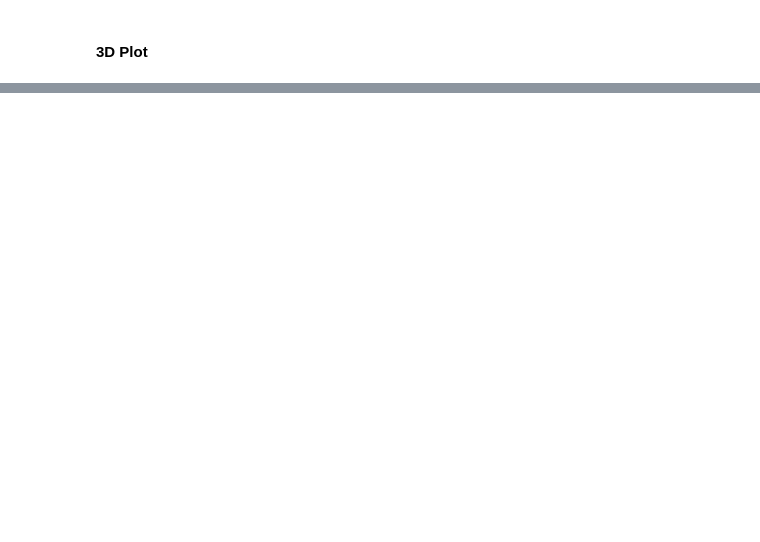
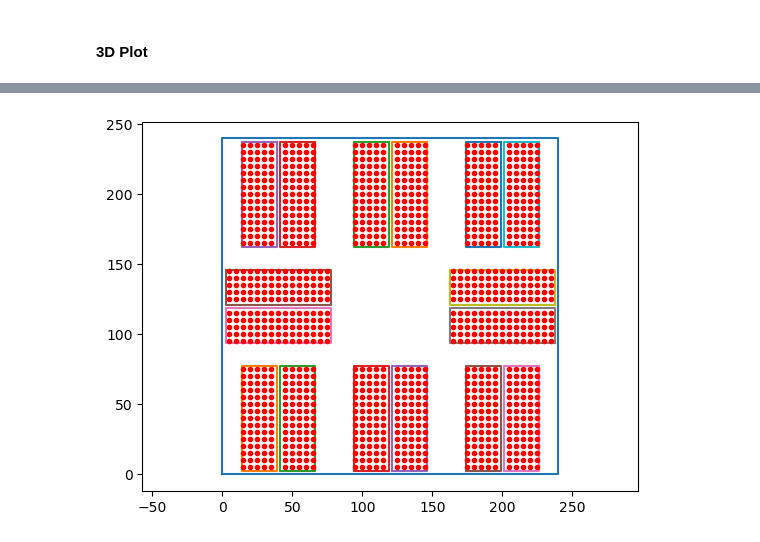
Before and after one commit to ryanlleung/TapeTargetry, a Jupyter notebook: tapeman.ipynb, the cells around one changed output, grey strips where cells are left out. Saved outputs shown, nothing was run; the diff lists cells and outputs as text; code cells hidden in the pictures; blank space fills up the shorter version.

Commit message:
Added slide object

```diff
--- a/tapeman.ipynb
+++ b/tapeman.ipynb
@@ -266,0 +300,94 @@ plt.show()
+# %%
+GPLATE_X = 240
+GPLATE_Y = 240
+
+SLIDE_LEN = 75
+SLIDE_WID = 25
+GAP = 1.25
+
+slide_centers = np.array([[GPLATE_X/6-SLIDE_WID/2-GAP, GPLATE_Y/6, 0],
+                            [GPLATE_X/6+SLIDE_WID/2+GAP, GPLATE_Y/6, 0],
+                            [3*GPLATE_X/6-SLIDE_WID/2-GAP, GPLATE_Y/6, 0],
+                            [3*GPLATE_X/6+SLIDE_WID/2+GAP, GPLATE_Y/6, 0],
+                            [5*GPLATE_X/6-SLIDE_WID/2-GAP, GPLATE_Y/6, 0],
+                            [5*GPLATE_X/6+SLIDE_WID/2+GAP, GPLATE_Y/6, 0],
+                            [5*GPLATE_X/6, 3*GPLATE_Y/6-SLIDE_WID/2-GAP, 90],
+                            [5*GPLATE_X/6, 3*GPLATE_Y/6+SLIDE_WID/2+GAP, 90],
+                            [5*GPLATE_X/6+SLIDE_WID/2+GAP, 5*GPLATE_Y/6, 180],
+                            [5*GPLATE_X/6-SLIDE_WID/2-GAP, 5*GPLATE_Y/6, 180],
+                            [3*GPLATE_X/6+SLIDE_WID/2+GAP, 5*GPLATE_Y/6, 180],
+                            [3*GPLATE_X/6-SLIDE_WID/2-GAP, 5*GPLATE_Y/6, 180],
+                            [GPLATE_X/6+SLIDE_WID/2+GAP, 5*GPLATE_Y/6, 180],
+                            [GPLATE_X/6-SLIDE_WID/2-GAP, 5*GPLATE_Y/6, 180],
+                            [GPLATE_X/6, 3*GPLATE_Y/6+SLIDE_WID/2+GAP, 270],
+                            [GPLATE_X/6, 3*GPLATE_Y/6-SLIDE_WID/2-GAP, 270]])
+
+class Slide:
+
+    def __init__(self, center, width, length, orientation):
+        self.center = center
+        self.length = length
+        self.width = width
+        self.orientation = orientation
+
+        # Calculate the corners of the slide
+        self.corners = np.array([[self.center[0]-self.width/2, self.center[1]-self.length/2],
+                                [self.center[0]+self.width/2, self.center[1]-self.length/2],
+                                [self.center[0]+self.width/2, self.center[1]+self.length/2],
+                                [self.center[0]-self.width/2, self.center[1]+self.length/2]])
+        # Transform the corners according to the orientation
+        theta = np.deg2rad(self.orientation)
+        # Rotate corner about slide center
+        T = np.array([[np.cos(theta), -np.sin(theta), self.center[0] - self.center[0]*np.cos(theta) + self.center[1]*np.sin(theta)],
+                        [np.sin(theta), np.cos(theta), self.center[1] - self.center[0]*np.sin(theta) - self.center[1]*np.cos(theta)],
+                        [0, 0, 1]])
+        for i in range(len(self.corners)):
+            self.corners[i] = np.matmul(T, np.append(self.corners[i], 1))[:2]
+
+        # Calculate the corners of the slide
+        self.bottom_left = self.corners[0]
+        self.bottom_right = self.corners[1]
+        self.top_right = self.corners[2]
+        self.top_left = self.corners[3]
+
+    def contains(self, x, y):
+        # Check if the point is within the rectangle
+        if self.point_in_triangle(x, y, self.bottom_left, self.bottom_right, self.top_right) or \
+            self.point_in_triangle(x, y, self.bottom_left, self.top_right, self.top_left):
+            return True
+        else:
+            return False
+
+
+    def point_in_triangle(self, x, y, p1, p2, p3):
+        # Check if the point is within the triangle using barycentric coordinates
+        s = (p1[1]*p3[0] - p1[0]*p3[1] + (p3[1] - p1[1])*x + (p1[0] - p3[0])*y) / \
+            (p1[1]*p3[0] - p1[0]*p3[1] + p3[1]*p2[0] - p3[0]*p2[1] + p2[1]*p1[0] - p2[0]*p1[1])
+
+        t = (p1[0]*p2[1] - p1[1]*p2[0] + (p1[1] - p2[1])*x + (p2[0] - p1[0])*y) / \
+            (p1[1]*p3[0] - p1[0]*p3[1] + p3[1]*p2[0] - p3[0]*p2[1] + p2[1]*p1[0] - p2[0]*p1[1])
+
+        return (s > 0) & (t > 0) & (1 - s - t > 0)
+
+
+gx = [0, 0, GPLATE_X, GPLATE_X, 0]
+gy = [0, GPLATE_Y, GPLATE_Y, 0, 0]
+plt.plot(gx, gy)
+plt.axis('equal')
+
+slide_rects = []
+for i in range(len(slide_centers)):
+    slide_rects.append(Slide((slide_centers[i, 0], slide_centers[i, 1]), SLIDE_WID, SLIDE_LEN, slide_centers[i, 2]))
+    # print(f'Slide {i+1} corners: {slide_rects[i].bottom_left}, {slide_rects[i].bottom_right}, {slide_rects[i].top_right}, {slide_rects[i].top_left}')
+    plt.plot(np.append(slide_rects[i].corners[:, 0], slide_rects[i].corners[0, 0]), np.append(slide_rects[i].corners[:, 1], slide_rects[i].corners[0, 1]))
+
+xxx = np.arange(0, GPLATE_X, 5)
+yyy = np.arange(0, GPLATE_Y, 5)
+
+for i in range(len(xxx)):
+    for j in range(len(yyy)):
+        for k in range(len(slide_rects)):
+            if slide_rects[k].contains(xxx[i], yyy[j]):
+                plt.plot(xxx[i], yyy[j], 'r.')
+# %% [output]
+[figure, added]
```
Also changed, not shown: parts of 8 cells of this notebook.
